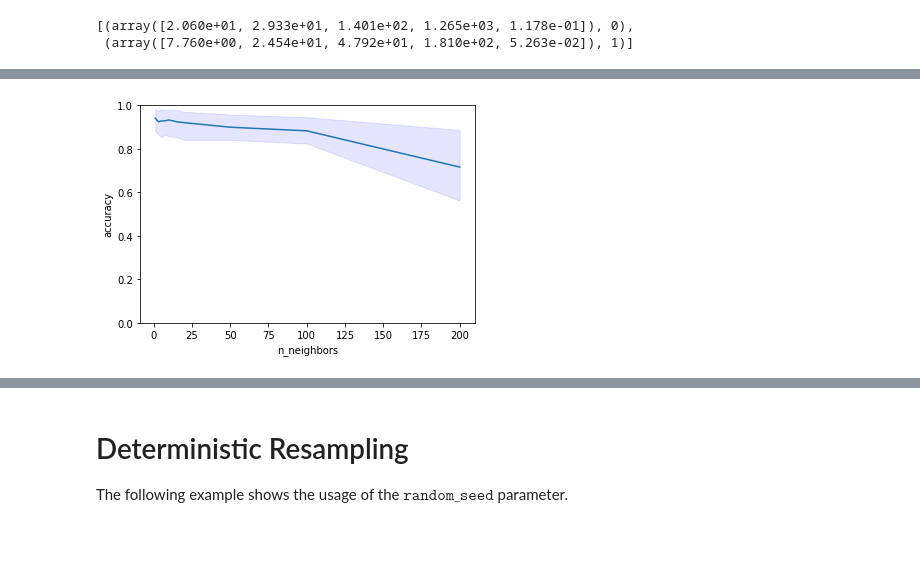
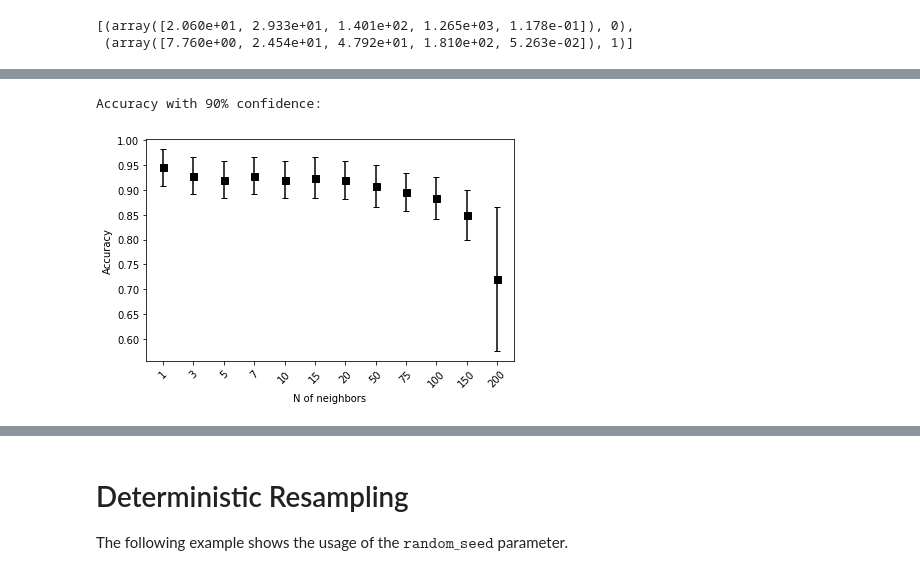
Before and after one commit to GiovanniCiampi/confidence_interval_estimator_ML, a Jupyter notebook: Notebook.ipynb, the cells around one changed output, grey strips where cells are left out. Saved outputs shown, nothing was run; the diff lists cells and outputs as text; code cells hidden in the pictures; blank space fills up the shorter version.

```diff
--- a/Notebook.ipynb
+++ b/Notebook.ipynb
@@ -122,4 +241,6 @@ def get_model(hidden_units,  n_output_units, hidden_activation="relu",
 # %%
 model = get_model(hidden_units=[30, 20, 10],  n_output_units=3)
 # %%
-model.fit(iris_X, iris_y_onehot, epochs = 8, verbose=1, batch_size=10)
+%%capture
+
+model.fit(X_train, y_train_onehot, epochs = 50, verbose=0, batch_size=10)
@@ -202,7 +335,7 @@ cancer_X, cancer_y = cancer_dataset['data'], cancer_dataset['target']
 [(array([2.060e+01, 2.933e+01, 1.401e+02, 1.265e+03, 1.178e-01]), 0),
  (array([7.760e+00, 2.454e+01, 4.792e+01, 1.810e+02, 5.263e-02]), 1)]
 # %%
-neigbhors= [1, 3, 5, 7, 10, 15, 20, 50, 100, 200]
+neigbhors= [1, 3, 5, 7, 10, 15, 20, 50, 75, 100, 150, 200]
 nn_params_dict = {"n_neighbors":None}
 # %%
 # As an example we will test different hyperparameters for KNN classifiers.
@@ -210,13 +343,13 @@ nn_params_dict = {"n_neighbors":None}
 confidence = {90:[], 95:[], 99:[]}
 for k in tqdm(neigbhors):
     nn_params_dict["n_neighbors"]=k
-    accs=get_accuracy_on_samples(KNeighborsClassifier, cancer_X, cancer_y,
+    accs=cie.get_accuracy_samples(KNeighborsClassifier, cancer_X, cancer_y,
                              model_params_dict=nn_params_dict,
                              n_iterations=100, sample_ratio=0.7,
                              train_ratio=0.7, random_seed=42,
                              sample_with_replacement=True,
                              verbose=False, progress_bar=False)
 
-    confidence[90].append(get_confidence_interval(accs, 10, verbose=False))
-    confidence[95].append(get_confidence_interval(accs, 5, verbose=False))
-    confidence[99].append(get_confidence_interval(accs, 1, verbose=False))
+    confidence[90].append(cie.nonparametric_confidence_interval(accs, .9, verbose=False))
+    confidence[95].append(cie.nonparametric_confidence_interval(accs, .95, verbose=False))
+    confidence[99].append(cie.nonparametric_confidence_interval(accs, .99, verbose=False))
@@ -243,10 +356,6 @@ plot_confidence(lower_bounds, median, upper_bounds,
-# %%
-lower_bounds = [c["lower_bound"] for c in confidence[99]]
-median = [c["median"] for c in confidence[99]]
-upper_bounds = [c["upper_bound"] for c in confidence[99]]
-
-plot_confidence(lower_bounds, median, upper_bounds,
-                    x_axis=neigbhors, xlabel="n_neighbors", y_bottom=0,
-                    y_top=1, color='b', ylabel="accuracy")
-# %% [output]
-[figure, removed]
+# %%
+print("Accuracy with 90% confidence:")
+cie.plot_util(confidence[90], x_ticks=neigbhors, ylim=None, xlabel="N of neighbors", ylabel="Accuracy")
+# %% [output]
+Accuracy with 90% confidence:
+[figure, added]
```
Also changed, not shown: parts of 75 cells of this notebook, 1 other file.
